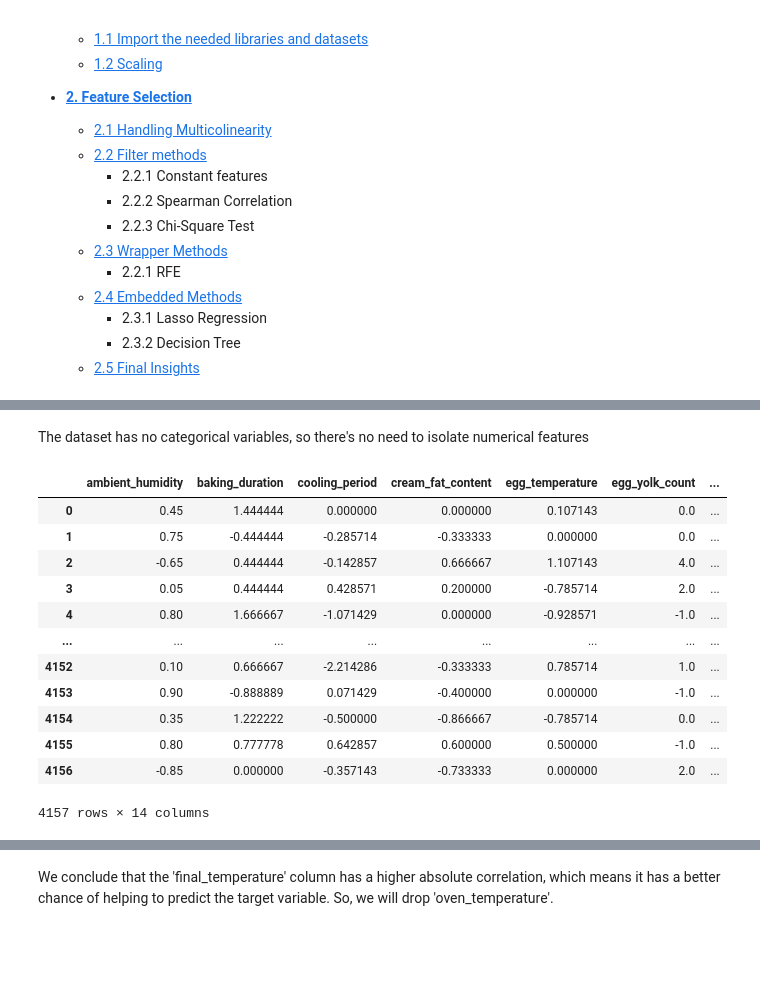
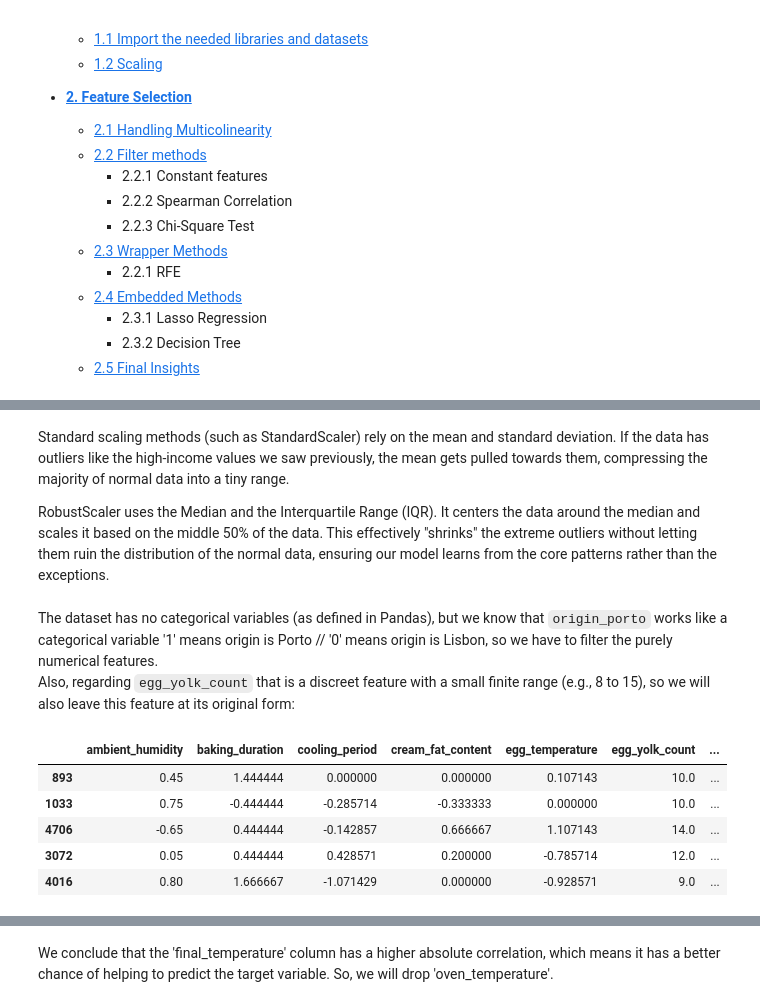
Before and after one commit to gugaffranco/MachineLearning1G08, a Jupyter notebook: ML08_NB3_FEATUREMGMT.ipynb, the cells around one changed output, grey strips where cells are left out. Saved outputs shown, nothing was run; the diff lists cells and outputs as text; code cells hidden in the pictures; blank space fills up the shorter version.

```diff
--- a/ML08_NB3_FEATUREMGMT.ipynb
+++ b/ML08_NB3_FEATUREMGMT.ipynb
@@ -82,29 +82,36 @@ dtypes: float64(14)
 memory usage: 487.1 KB
+# %% [markdown]
+<p>Standard scaling methods (such as StandardScaler) rely on the mean and standard deviation. If the data has outliers like the high-income values we saw previously, the mean gets pulled towards them, compressing the majority of normal data into a tiny range.</p>
+<p>RobustScaler uses the Median and the Interquartile Range (IQR). It centers the data around the median and scales it based on the middle 50% of the data. This effectively "shrinks" the extreme outliers without letting them ruin the distribution of the normal data, ensuring our model learns from the core patterns rather than the exceptions.</p>
 # %% [markdown]
-The dataset has no categorical variables, so there's no need to isolate numerical features
+The dataset has no categorical variables (as defined in Pandas), but we know that <code>origin_porto</code> works like a categorical variable '1' means origin is Porto // '0' means origin is Lisbon, so we have to filter the purely numerical features.
+<br>
+Also, regarding <code>egg_yolk_count</code> that is a discreet feature with a small finite range (e.g., 8 to 15), so we will also leave this feature at its original form:
 # %%
+# Degining numerical columns to scale
+features_to_scale = ['ambient_humidity', 'baking_duration', 'cooling_period', 'cream_fat_content', 'egg_temperature',
+                     'final_temperature', 'lemon_zest_ph', 'oven_temperature', 'preheating_time', 'salt_ratio',
+                     'sugar_content', 'vanilla_extract']
+
 # Defining the scaler
 scaler = RobustScaler()
 
-# Fitting only the training data and transforming both
-X_train_scl = scaler.fit_transform(X_train)
-X_train_scl = pd.DataFrame(X_train_scl, columns=X_train.columns)
+# Creating copies of the original data
+X_train_scl = X_train.copy()
+X_test_scl = X_test.copy()
 
-X_test_scl = scaler.transform(X_test)
-X_test_scl = pd.DataFrame(X_test_scl, columns=X_test.columns)
+# Fitting only the training data
+X_train_scl[features_to_scale] = scaler.fit_transform(X_train[features_to_scale])
 
-X_train_scl
+# Transforming the test and train data:
+X_train_scl[features_to_scale] = scaler.transform(X_train[features_to_scale])
+X_test_scl[features_to_scale] = scaler.transform(X_test[features_to_scale])
-# %% [output]
-|  | ambient_humidity | baking_duration | cooling_period | cream_fat_content | egg_temperature | egg_yolk_count | ... |
-| 0 | 0.45 | 1.444444 | 0.000000 | 0.000000 | 0.107143 | 0.0 | ... |
-| 1 | 0.75 | -0.444444 | -0.285714 | -0.333333 | 0.000000 | 0.0 | ... |
-| 2 | -0.65 | 0.444444 | -0.142857 | 0.666667 | 1.107143 | 4.0 | ... |
-| 3 | 0.05 | 0.444444 | 0.428571 | 0.200000 | -0.785714 | 2.0 | ... |
-| 4 | 0.80 | 1.666667 | -1.071429 | 0.000000 | -0.928571 | -1.0 | ... |
-| ... | ... | ... | ... | ... | ... | ... | ... |
-| 4152 | 0.10 | 0.666667 | -2.214286 | -0.333333 | 0.785714 | 1.0 | ... |
-| 4153 | 0.90 | -0.888889 | 0.071429 | -0.400000 | 0.000000 | -1.0 | ... |
-| 4154 | 0.35 | 1.222222 | -0.500000 | -0.866667 | -0.785714 | 0.0 | ... |
-| 4155 | 0.80 | 0.777778 | 0.642857 | 0.600000 | 0.500000 | -1.0 | ... |
-| 4156 | -0.85 | 0.000000 | -0.357143 | -0.733333 | 0.000000 | 2.0 | ... |
-4157 rows × 14 columns
+# %%
+X_train_scl.head()
+# %% [output]
+|  | ambient_humidity | baking_duration | cooling_period | cream_fat_content | egg_temperature | egg_yolk_count | ... |
+| 893 | 0.45 | 1.444444 | 0.000000 | 0.000000 | 0.107143 | 10.0 | ... |
+| 1033 | 0.75 | -0.444444 | -0.285714 | -0.333333 | 0.000000 | 10.0 | ... |
+| 4706 | -0.65 | 0.444444 | -0.142857 | 0.666667 | 1.107143 | 14.0 | ... |
+| 3072 | 0.05 | 0.444444 | 0.428571 | 0.200000 | -0.785714 | 12.0 | ... |
+| 4016 | 0.80 | 1.666667 | -1.071429 | 0.000000 | -0.928571 | 9.0 | ... |
```
Also changed, not shown: parts of 16 cells of this notebook, 1 other file.
